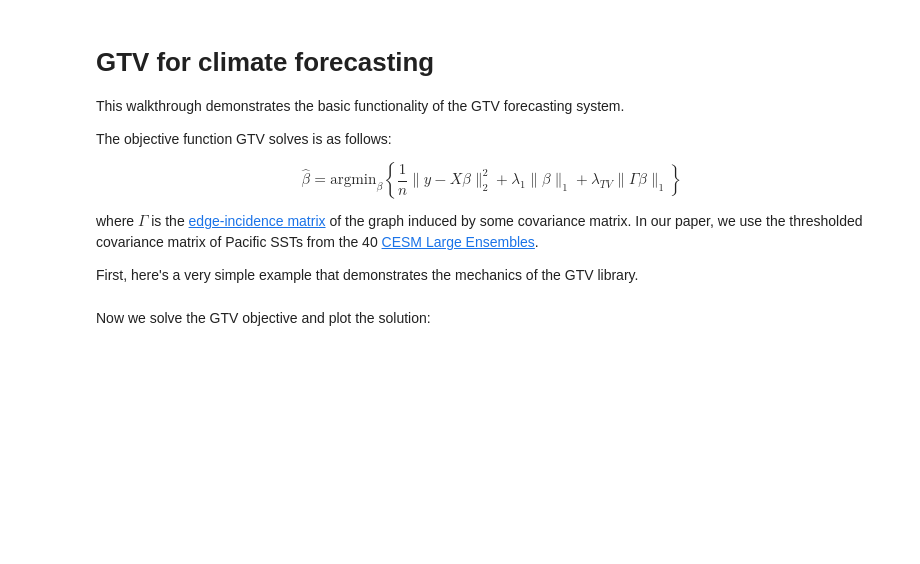
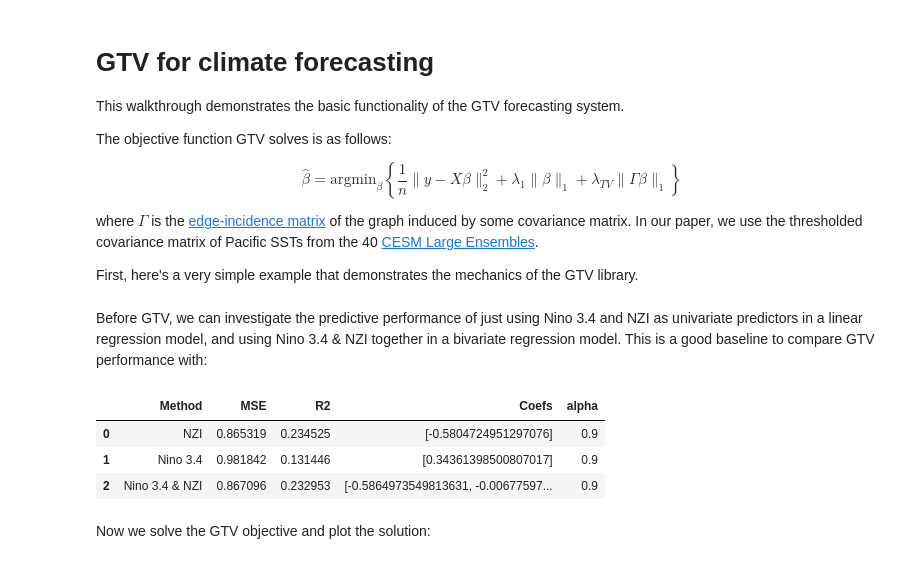
Before and after one commit to Willett-Group/gtv_forecasting, a Jupyter notebook: gtv_example.ipynb, the cells around one changed output. Cells and saved outputs as stored; diff of their text form; code cells hidden in the pictures; blank space fills up the shorter version.

Commit message:
teleconnections

```diff
--- a/gtv_example.ipynb
+++ b/gtv_example.ipynb
@@ -35,6 +35,16 @@ X_train = X[:50]
 y_train = y[:50]
 X_test = X[50:]
 y_test = y[50:]
+# %% [markdown]
+Before GTV, we can investigate the predictive performance of just using Nino 3.4 and NZI as univariate predictors in a linear regression model, and using Nino 3.4 & NZI together in a bivariate regression model. This is a good baseline to compare GTV performance with:
+# %%
+tele_df = teleconnections(X, y, fts, .9)
+tele_df
+# %% [output]
+|  | Method | MSE | R2 | Coefs | alpha |
+| 0 | NZI | 0.865319 | 0.234525 | [-0.5804724951297076] | 0.9 |
+| 1 | Nino 3.4 | 0.981842 | 0.131446 | [0.34361398500807017] | 0.9 |
+| 2 | Nino 3.4 & NZI | 0.867096 | 0.232953 | [-0.5864973549813631, -0.00677597... | 0.9 |
 # %% [markdown]
 Now we solve the GTV objective and plot the solution:
 # %%
```
Also changed, not shown: 2 other files.
